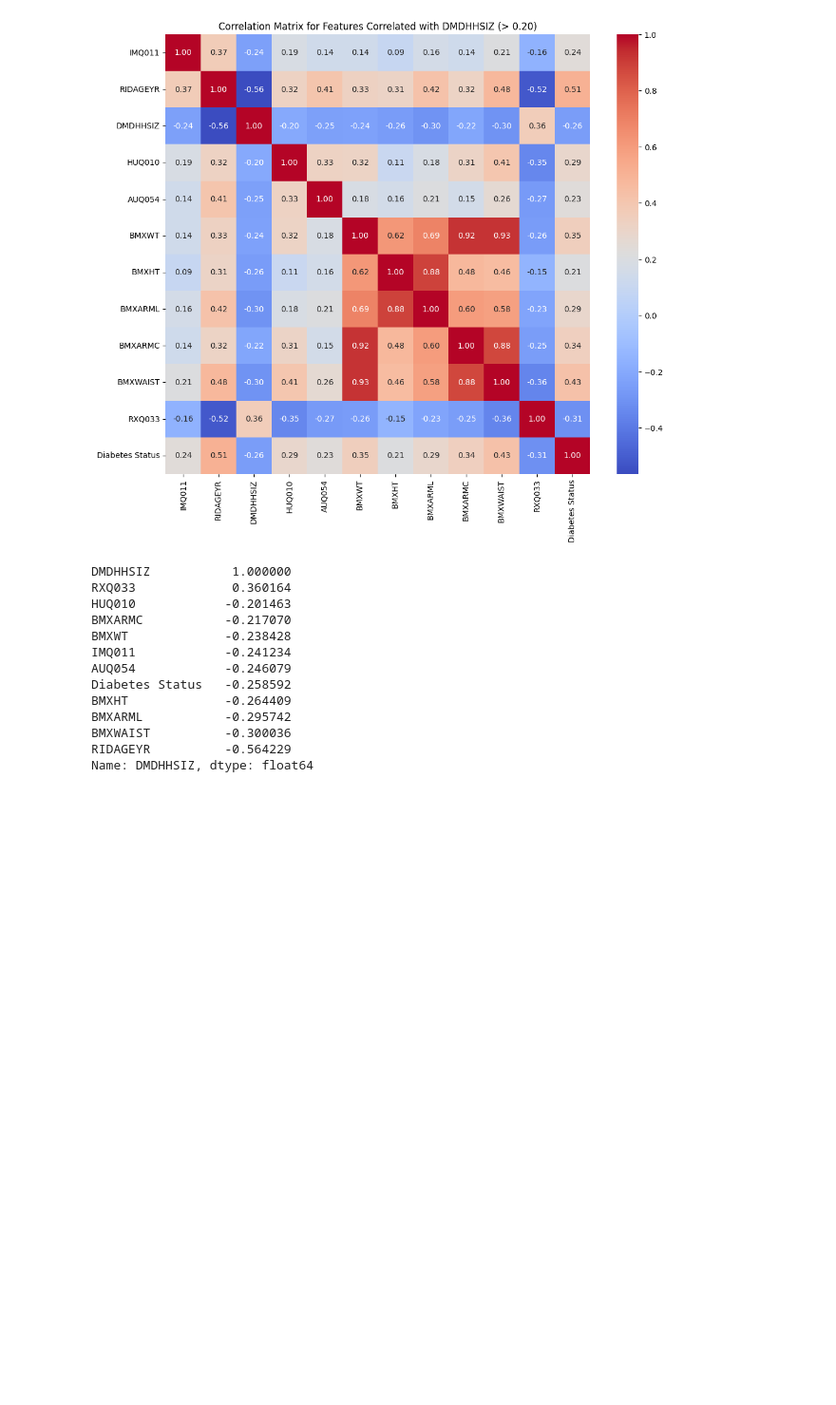
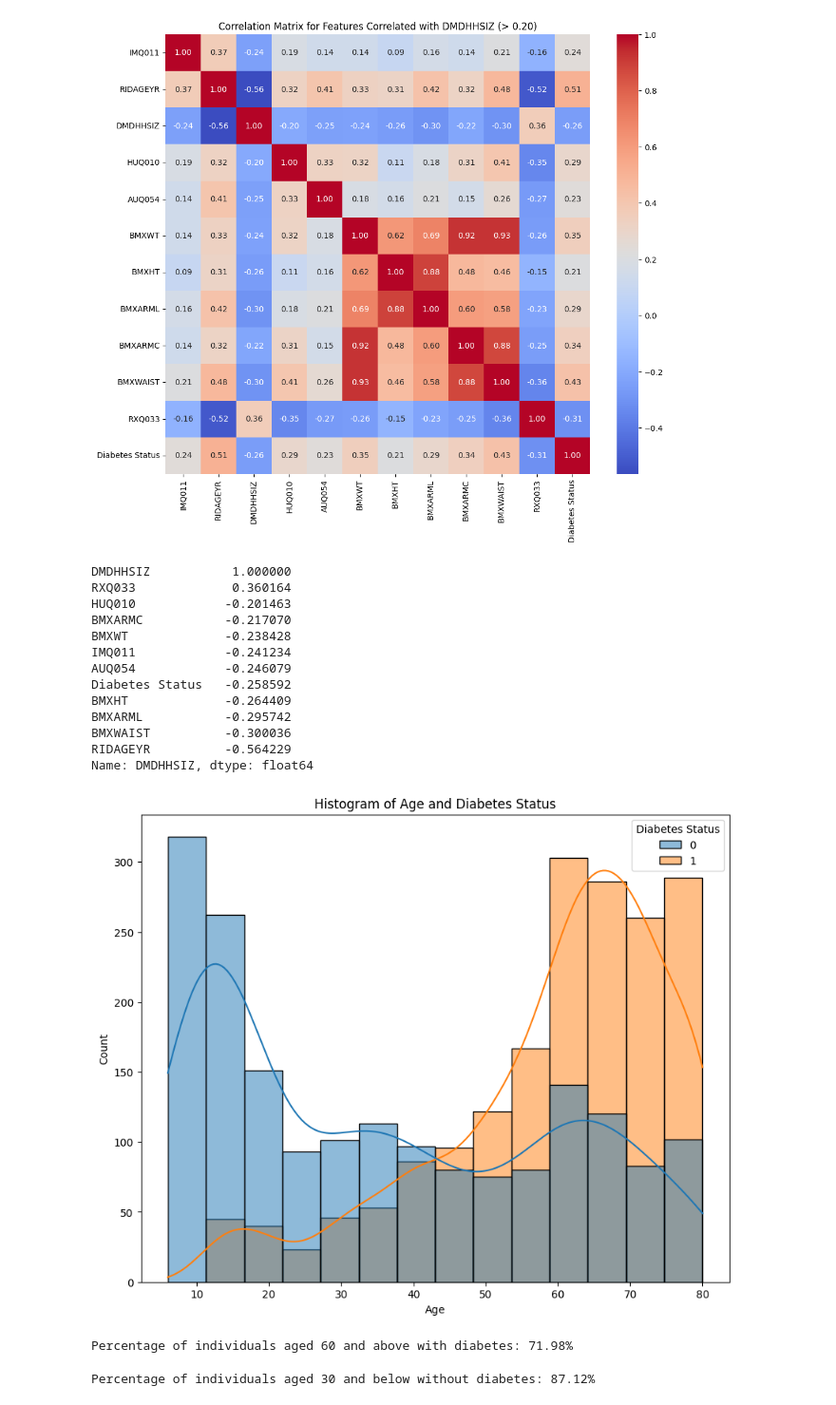
Before and after one commit to NiallGF/Final-Year-Project, a Jupyter notebook: Notebooks/4. EDA.ipynb, the cells around one changed output. Shown at 95% size. Drawn from its saved outputs; the diff is of its cells as text; code cells hidden in the pictures; blank space fills up the shorter version.

```diff
--- a/Notebooks/4. EDA.ipynb
+++ b/Notebooks/4. EDA.ipynb
@@ -111,3 +158,30 @@ BMXARML           -0.295742
 BMXWAIST          -0.300036
 RIDAGEYR          -0.564229
 Name: DMDHHSIZ, dtype: float64
+# %%
+plt.figure(figsize=(10, 8))
+
+sns.histplot(data=df, x='RIDAGEYR', hue='Diabetes Status', kde=True)
+plt.title('Histogram of Age and Diabetes Status')
+plt.xlabel('Age')
+plt.show()
+# %% [output]
+[figure, added]
+# %%
+# percentage of age (RIDAGEYR) 60 and above with diabetes
+
+age_60_above = df[df['RIDAGEYR'] >= 60]
+age_60_above_diabetes = age_60_above[age_60_above['Diabetes Status'] == 1]
+percentage = (age_60_above_diabetes.shape[0] / age_60_above.shape[0]) * 100
+print(f'Percentage of individuals aged 60 and above with diabetes: {percentage:.2f}%')
+# %% [output]
+Percentage of individuals aged 60 and above with diabetes: 71.98%
+# %%
+# percentage of age (RIDAGEYR) 30 and below without diabetes
+
+age_30_below = df[df['RIDAGEYR'] <= 30]
+age_30_below_diabetes = age_30_below[age_30_below['Diabetes Status'] == 0]
+percentage = (age_30_below_diabetes.shape[0] / age_30_below.shape[0]) * 100
+print(f'Percentage of individuals aged 30 and below without diabetes: {percentage:.2f}%')
+# %% [output]
+Percentage of individuals aged 30 and below without diabetes: 87.12%
```
Also changed, not shown: parts of 11 cells of this notebook, 7 other files.
